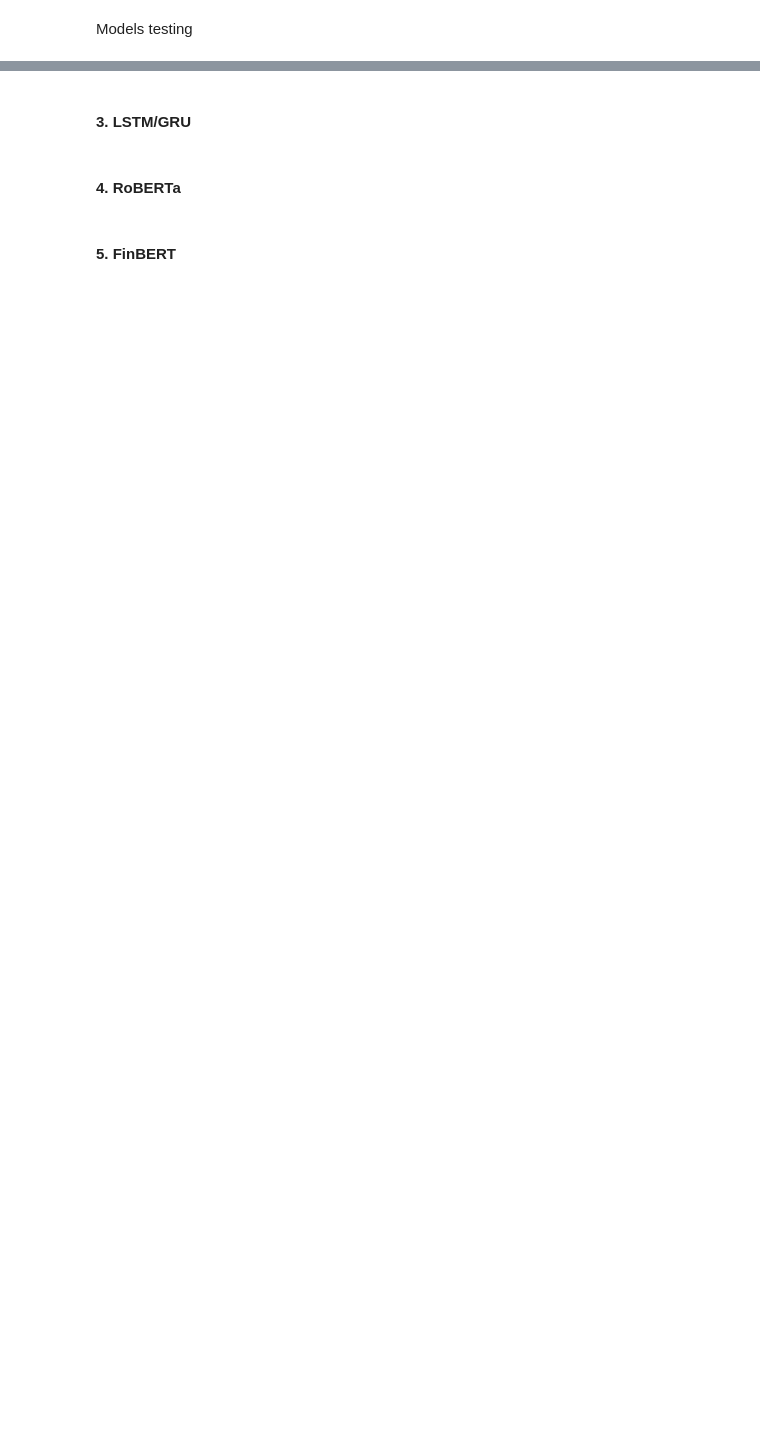
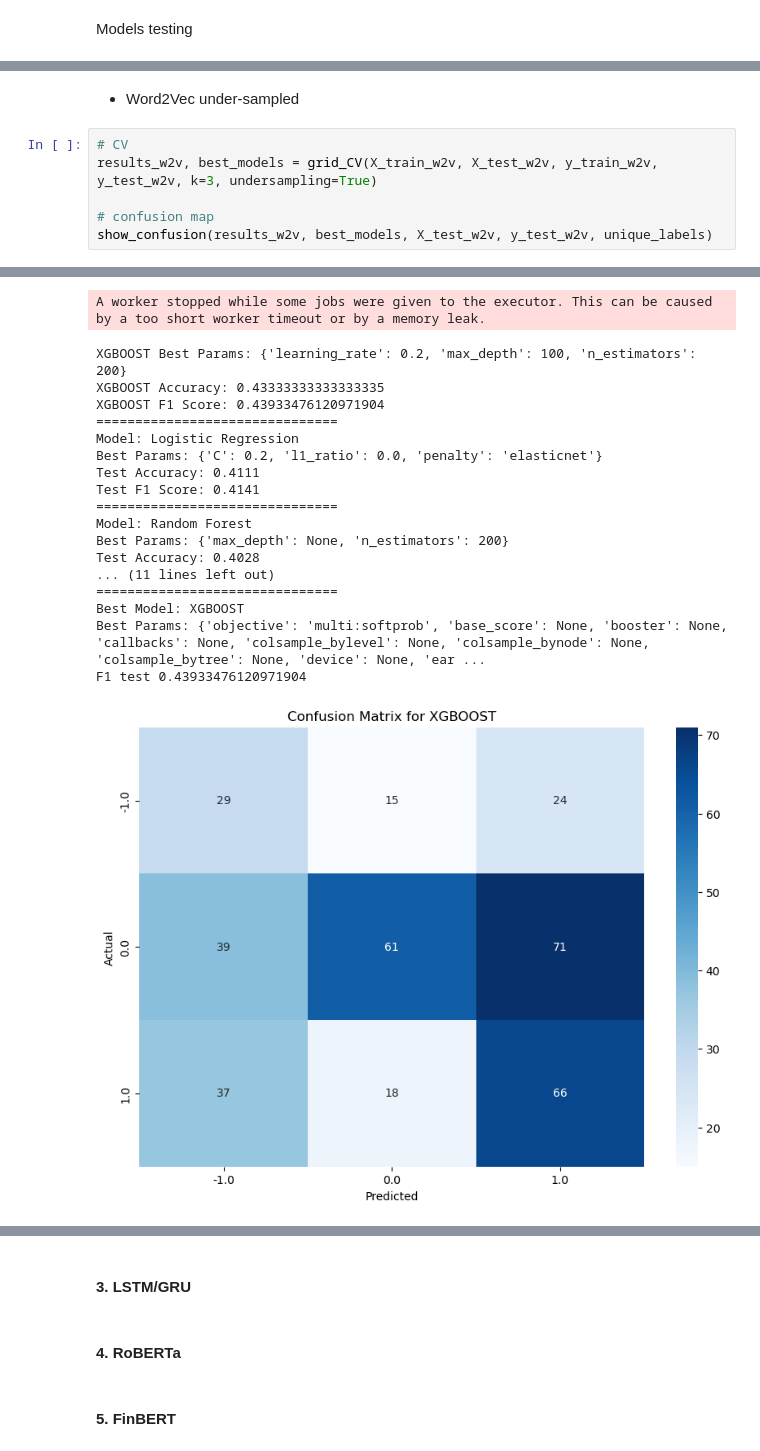
Before and after one commit to paultltc/InflaBERT, a Jupyter notebook: source/training/SA.ipynb, the cells around one changed output, grey strips where cells are left out. Drawn from its saved outputs; the diff is of its cells as text; blank space fills up the shorter version.

```diff
--- a/source/training/SA.ipynb
+++ b/source/training/SA.ipynb
@@ -486,0 +611,9 @@ You can try to debug the error by setting error_score='raise'.
+# %% [markdown]
+- Word2Vec under-sampled
+# %%
+# CV
+results_w2v, best_models = grid_CV(X_train_w2v, X_test_w2v, y_train_w2v, y_test_w2v, k=3, undersampling=True)
+
+# confusion map
+show_confusion(results_w2v, best_models, X_test_w2v, y_test_w2v, unique_labels)
+# %% [output]
@@ -486,0 +640,19 @@ You can try to debug the error by setting error_score='raise'.
+A worker stopped while some jobs were given to the executor. This can be caused by a too short worker timeout or by a memory leak.
+XGBOOST Best Params: {'learning_rate': 0.2, 'max_depth': 100, 'n_estimators': 200}
+XGBOOST Accuracy: 0.43333333333333335
+XGBOOST F1 Score: 0.43933476120971904
+===============================
+Model: Logistic Regression
+Best Params: {'C': 0.2, 'l1_ratio': 0.0, 'penalty': 'elasticnet'}
+Test Accuracy: 0.4111
+Test F1 Score: 0.4141
+===============================
+Model: Random Forest
+Best Params: {'max_depth': None, 'n_estimators': 200}
+Test Accuracy: 0.4028
+... (11 lines left out)
+===============================
+Best Model: XGBOOST
+Best Params: {'objective': 'multi:softprob', 'base_score': None, 'booster': None, 'callbacks': None, 'colsample_bylevel': None, 'colsample_bynode': None, 'colsample_bytree': None, 'device': None, 'ear ...
+F1 test 0.43933476120971904
+[figure, added]
```
Also changed, not shown: parts of 19 cells of this notebook, 3 other files.
